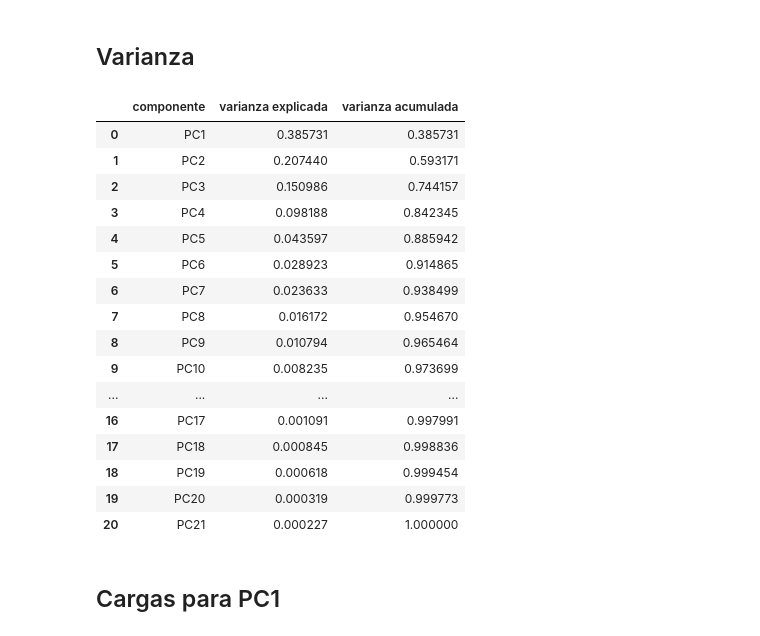
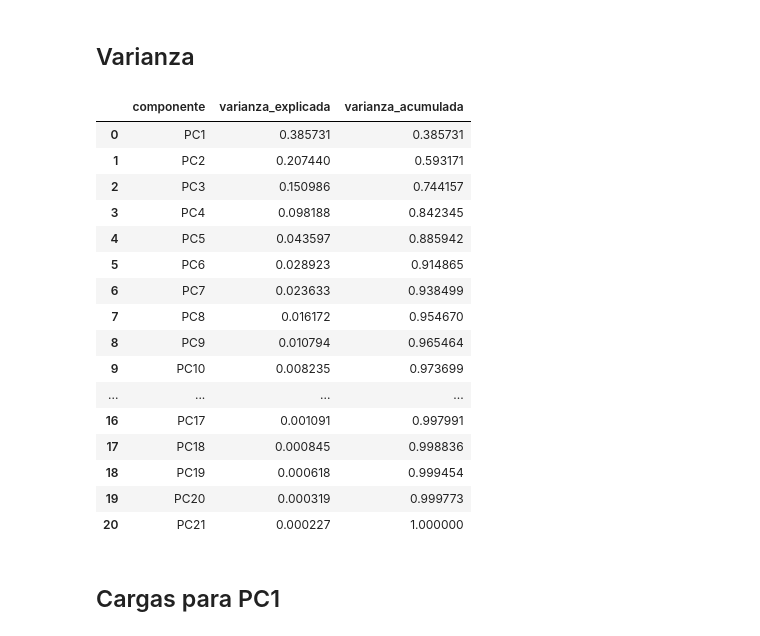
Before and after one commit to daniblinzan/CIENCIA-DE-DATOS, a Jupyter notebook: enemdu_icm_ingles.ipynb, the cells around one changed output. Drawn from its saved outputs; the diff is of its cells as text; code cells hidden in the pictures.

```diff
--- a/enemdu_icm_ingles.ipynb
+++ b/enemdu_icm_ingles.ipynb
@@ -277,7 +345,7 @@ vif_df
 # %%
 # se elimina empleo_total por alta colinealidad con tasa_desempleo
 cols_excluir_pca = [
-    'p year', 'p city', 'province', 'canton', 'parish', 'total employment'
+    'p_anio', 'p_ciudad', 'provincia', 'canton', 'parroquia', 'empleo_total'
 ]
 
 X = df.drop(columns=cols_excluir_pca).copy()
@@ -360,13 +361,13 @@ plot_pca_biplot(pca, X_pca, X_scaled, feature_names,
 # %%
 explained_variance = pd.DataFrame({
     'componente': [f'PC{i+1}' for i in range(len(pca.explained_variance_ratio_))],
-    'varianza explicada': pca.explained_variance_ratio_,
-    'varianza acumulada': pca.explained_variance_ratio_.cumsum()
+    'varianza_explicada': pca.explained_variance_ratio_,
+    'varianza_acumulada': pca.explained_variance_ratio_.cumsum()
 })
 
 explained_variance
 # %% [output]
-|  | componente | varianza explicada | varianza acumulada |
+|  | componente | varianza_explicada | varianza_acumulada |
 | 0 | PC1 | 0.385731 | 0.385731 |
 | 1 | PC2 | 0.207440 | 0.593171 |
 | 2 | PC3 | 0.150986 | 0.744157 |
```
Also changed, not shown: parts of 18 cells of this notebook, 1 other file.
